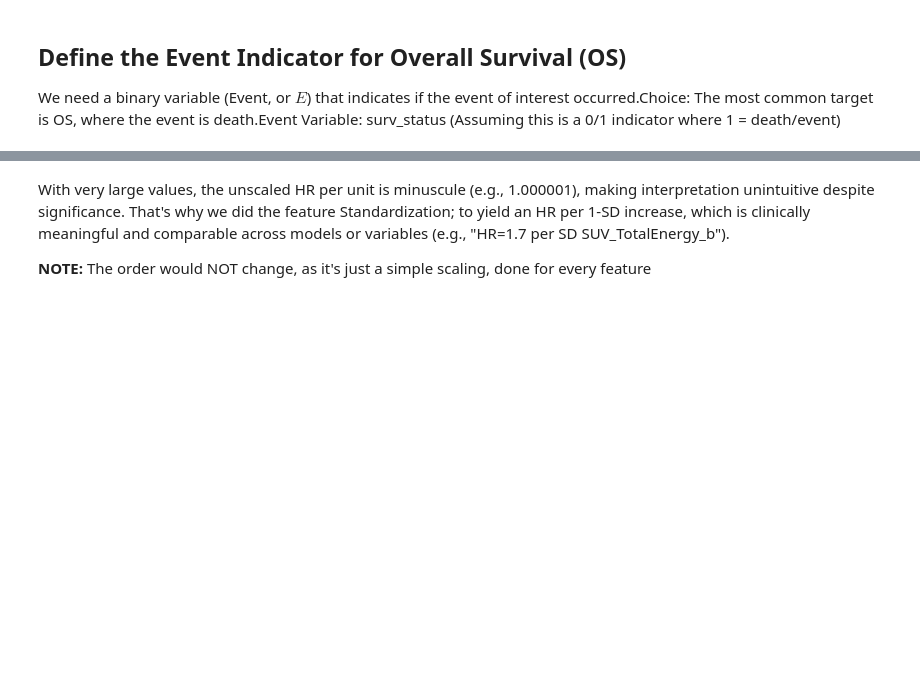
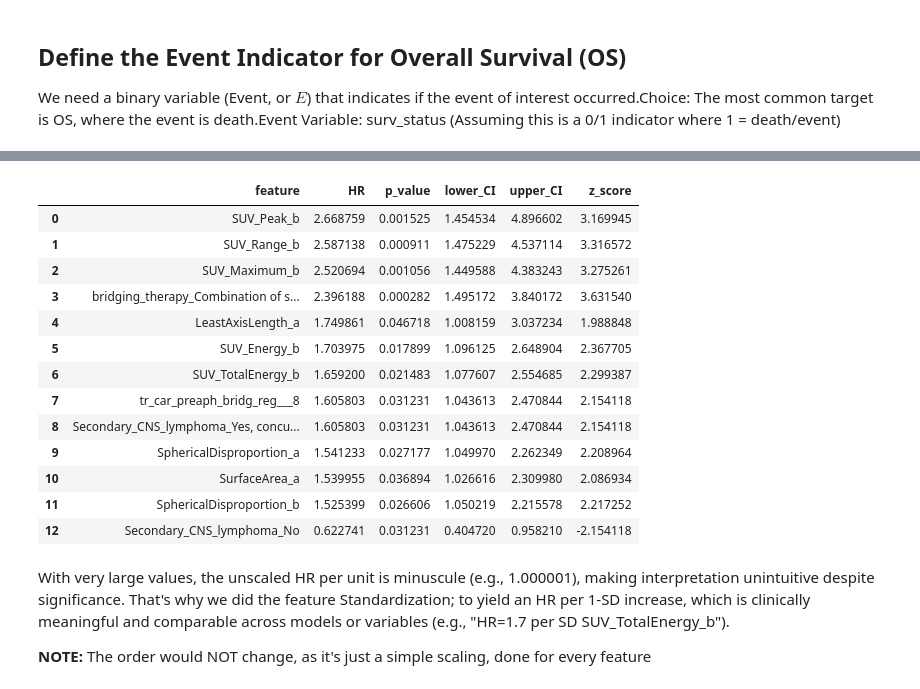
Before and after one commit to aliakhlaghiii/integromics, a Jupyter notebook: mahsa/cox_kaplan_analysis.ipynb, the cells around one changed output, grey strips where cells are left out. Cells and saved outputs as stored; diff of their text form; code cells hidden in the pictures; blank space fills up the shorter version.

```diff
--- a/mahsa/cox_kaplan_analysis.ipynb
+++ b/mahsa/cox_kaplan_analysis.ipynb
@@ -414,6 +423,5 @@ modelling_data_os.shape
 # %%
-results_df = cox_univariate_analysis(modelling_data_os)
-results_df[results_df['p_value'] < 0.05].sort_values('p_value')
+results_df = cox_univariate_analysis(modelling_data_os,  var_threshold=0.01)
 # %% [output]
 Proportional hazard assumption looks okay.
 Proportional hazard assumption looks okay.
@@ -437,3 +456,20 @@ Proportional hazard assumption looks okay.
+# %%
+results_df[results_df['p_value'] < 0.05].sort_values('HR', ascending=False).reset_index(drop=True)
+# %% [output]
+|  | feature | HR | p_value | lower_CI | upper_CI | z_score |
+| 0 | SUV_Peak_b | 2.668759 | 0.001525 | 1.454534 | 4.896602 | 3.169945 |
+| 1 | SUV_Range_b | 2.587138 | 0.000911 | 1.475229 | 4.537114 | 3.316572 |
+| 2 | SUV_Maximum_b | 2.520694 | 0.001056 | 1.449588 | 4.383243 | 3.275261 |
+| 3 | bridging_therapy_Combination of s... | 2.396188 | 0.000282 | 1.495172 | 3.840172 | 3.631540 |
+| 4 | LeastAxisLength_a | 1.749861 | 0.046718 | 1.008159 | 3.037234 | 1.988848 |
+| 5 | SUV_Energy_b | 1.703975 | 0.017899 | 1.096125 | 2.648904 | 2.367705 |
+| 6 | SUV_TotalEnergy_b | 1.659200 | 0.021483 | 1.077607 | 2.554685 | 2.299387 |
+| 7 | tr_car_preaph_bridg_reg___8 | 1.605803 | 0.031231 | 1.043613 | 2.470844 | 2.154118 |
+| 8 | Secondary_CNS_lymphoma_Yes, concu... | 1.605803 | 0.031231 | 1.043613 | 2.470844 | 2.154118 |
+| 9 | SphericalDisproportion_a | 1.541233 | 0.027177 | 1.049970 | 2.262349 | 2.208964 |
+| 10 | SurfaceArea_a | 1.539955 | 0.036894 | 1.026616 | 2.309980 | 2.086934 |
+| 11 | SphericalDisproportion_b | 1.525399 | 0.026606 | 1.050219 | 2.215578 | 2.217252 |
+| 12 | Secondary_CNS_lymphoma_No | 0.622741 | 0.031231 | 0.404720 | 0.958210 | -2.154118 |
 # %% [markdown]
 With very large values, the unscaled HR per unit is minuscule (e.g., 1.000001), making interpretation unintuitive despite significance. That's why we did the feature Standardization; to yield an HR per 1-SD increase, which is clinically meaningful and comparable across models or variables (e.g., "HR=1.7 per SD SUV_TotalEnergy_b").
 
```
Also changed, not shown: parts of 36 cells of this notebook, 1 other file.
